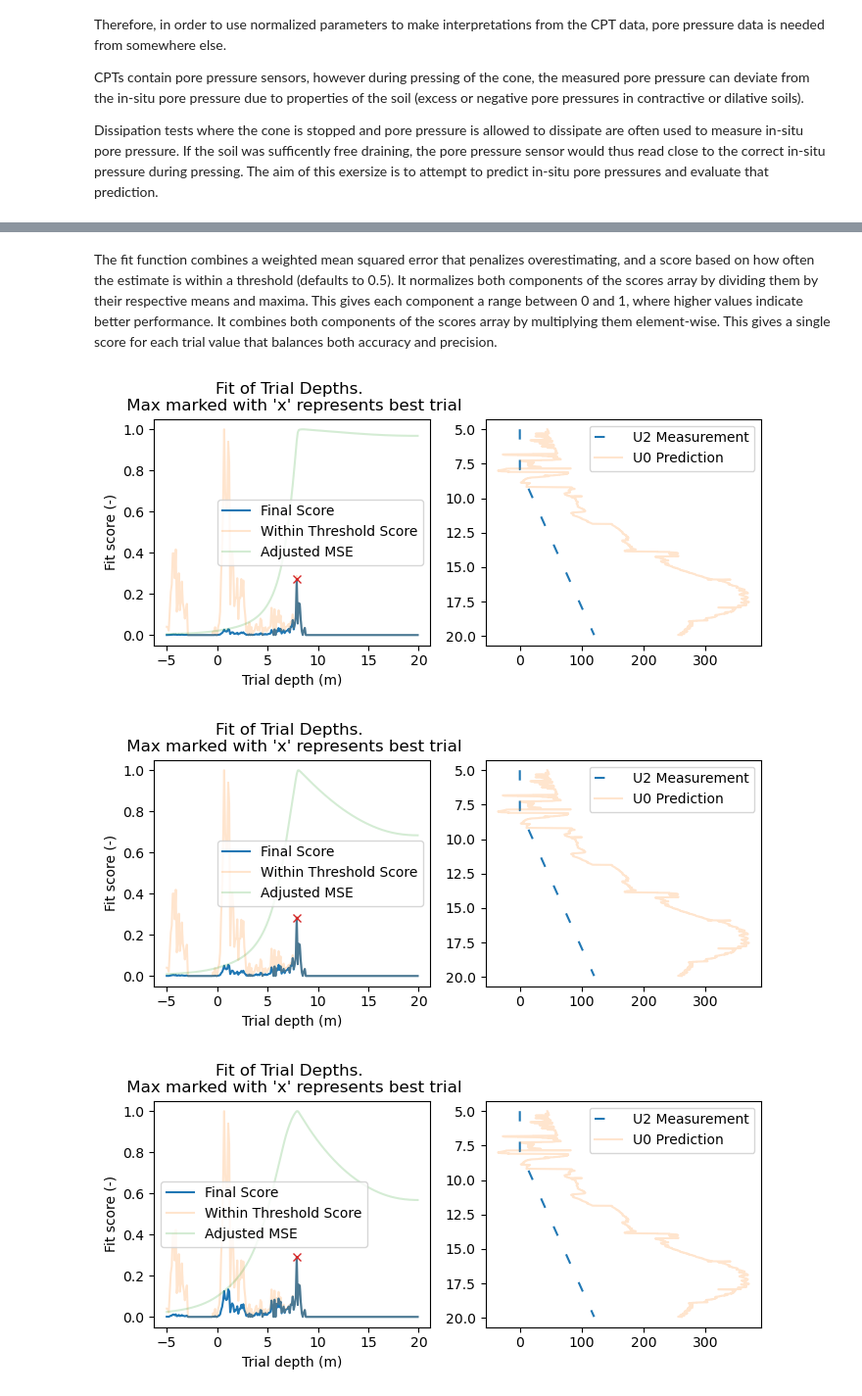
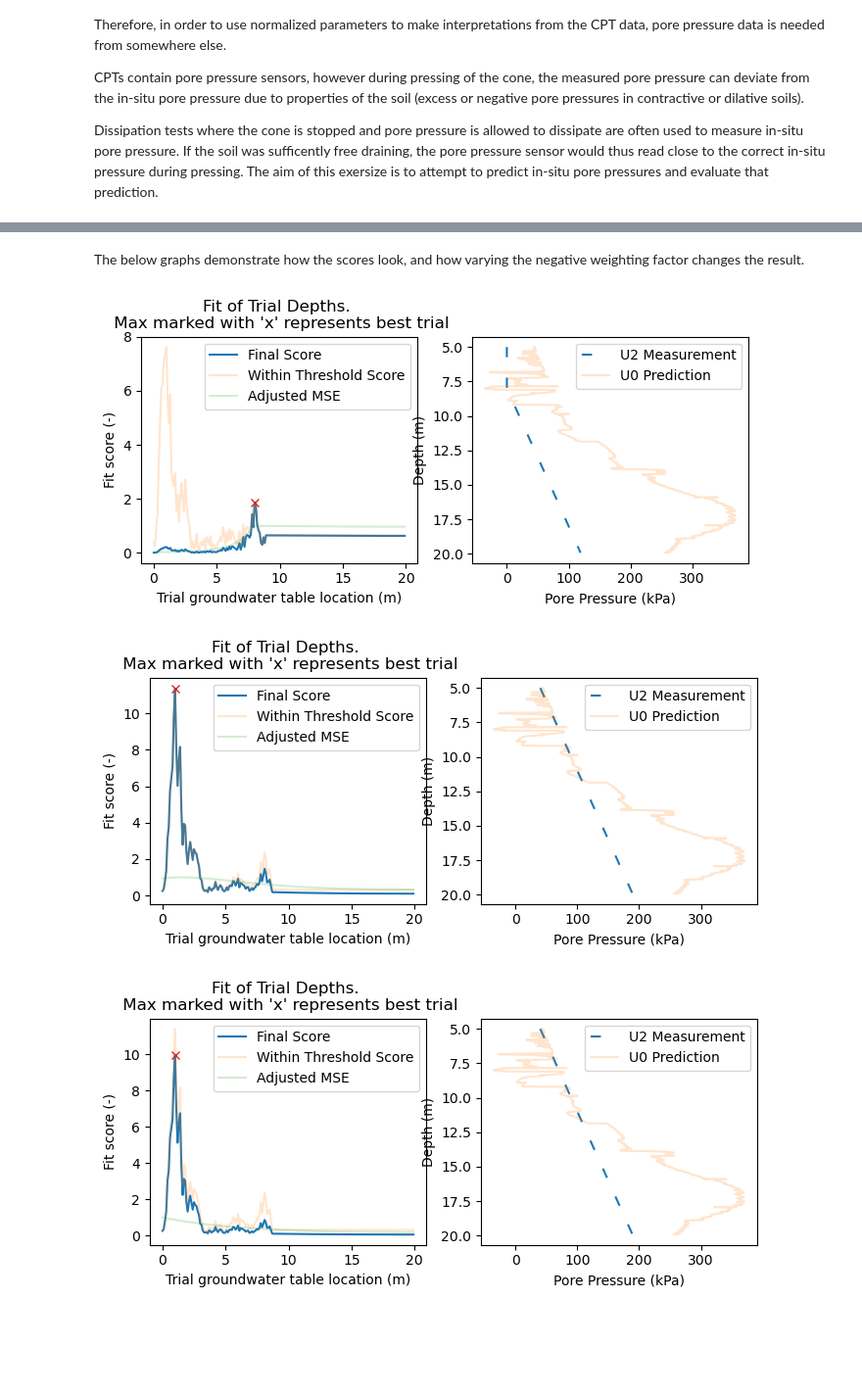
Before and after one commit to lucasfabbri/geotechdata, a Jupyter notebook: 1 Groundwater.ipynb, the cells around one changed output, grey strips where cells are left out. Shown at 98% size. Saved outputs shown, nothing was run; the diff lists cells and outputs as text; code cells hidden in the pictures; blank space fills up the shorter version.

```diff
--- a/1 Groundwater.ipynb
+++ b/1 Groundwater.ipynb
@@ -16,3 +18,19 @@ from utils import behaviourindex_pcpt_nonnormalised
+# %%
+def cost_MSE(y_true, y_pred, a = 0):
+    '''
+    Cost function
+
+    '''
+    # Shape of the dataset
+    n = y_true.shape[0]
+
+    # Error
+    error = y_true - y_pred
+
+    # Compute the sign part of the loss function
+    signs = np.sign(error) + a
+
+    return np.dot(np.multiply(error, error), np.multiply(signs, signs)) / n
 # %% [markdown]
 ## 1.1 Finding Existing Data that has u0 documented
 Statens vegvesen (Norwegian Public Roads Administration) publishes a standard CPT interpretation workbook (https://www.vegvesen.no/fag/teknologi/geofag/geoteknikk/cptu/).
@@ -39,7 +57,7 @@ Found 279 files
 ### 1.1.2 Read, clean, and plot data
 # %%
 dicts = []
-for file in xlsm_files[:60]:
+for file in xlsm_files: # TODO: Remove this list index
     print(file)
     if ".pdf" not in file:
         try:
@@ -172,10 +280,10 @@ def cost_MSE(y_true, y_pred, a = 0):
 def u0_fit_score(
     u2_df: pd.DataFrame,
     Y_pred: np.ndarray,
-    neg_multiplier: float = -0.95,
     pore_pressure_name: str = "measured_pore_pressure",
     depth_name: str = "depth",
-    step_criteria: float = 0.5,
+    neg_multiplier: float = -0.6269,
+    step_criteria: float = 1.728,
 ) -> list:
     """Calculates the fit score and the cost of the predicted pore pressure values against the measured ones.
 
@@ -215,8 +323,10 @@ def u0_fit_score(
     else:
         median_in = (np.median(diff_in_criteria))-1
 
+    length = df["depth"].max() - df["depth"].min()
 
-    return [((len(diff_in_criteria)/(1-median_in))*100),cost], (Y_pred, test, df["depth"].to_numpy())
+
+    return [((len(diff_in_criteria)/(1-median_in))*100)/length,cost], (Y_pred, test, df["depth"].to_numpy())
 
 
 def fit_u0(
@@ -226,7 +336,9 @@ def fit_u0(
     water_weight=WATER_WEIGHT,
     depth_name="depth",
     pore_pressure_name="measured_pore_pressure",
-    neg_multiplier=-0.95,
+    neg_multiplier: float = -0.6269,
+    step_criteria: float = 1.728,
+    return_score = False,
 ):
     """ Finds the best estimate of u0 (water pressure at the surface) by minimizing the mean
     absolute difference between predicted and measured pore pressure utilizing a factor to penalize negative differences.
@@ -246,7 +358,7 @@ def fit_u0(
 
     depth_array = np.asarray(u2_df[depth_name])
     max_depth = depth_array.max()
-    trials = np.arange(-5, max_depth, trial_interval)
+    trials = np.arange(0, max_depth, trial_interval)
     scores = []
     for trial in trials:
         depth_below_water = depth_array - trial
@@ -258,12 +370,13 @@ def fit_u0(
             pore_pressure_name=pore_pressure_name,
             neg_multiplier=neg_multiplier,
             depth_name = depth_name,
+            step_criteria = step_criteria
         )
         scores.append(score)
     scores = np.asarray(scores)
 
     normalized_good_fit = scores[:,0]/np.mean(scores[:,0])
-    normalized_good_fit = normalized_good_fit/normalized_good_fit.max()
+    # normalized_good_fit = normalized_good_fit/normalized_good_fit.max()
     normalized_abs_diff = (1/scores[:,1])/(1/scores[:,1]).max()
 
 
@@ -284,7 +397,7 @@ def fit_u0(
         axs2[0].legend()
         #if len(minima[0]) > 0:
         if index_mins:
-            axs2[0].set_xlabel("Trial depth (m)")
+            axs2[0].set_xlabel("Trial groundwater table location (m)")
             axs2[0].set_ylabel("Fit score (-)")
             axs2[0].set_title(
                 "Fit of Trial Depths. \n Max marked with 'x' represents best trial"
@@ -299,29 +412,30 @@ def fit_u0(
                                     depth_name = depth_name,
                                   )
 
-
+            axs2[1].set_xlabel("Pore Pressure (kPa)")
+            axs2[1].set_ylabel("Depth (m)")
             axs2[1].plot(out[0],out[2],label = "U2 Measurement",linestyle=(0, (5, 10)))
             axs2[1].plot(out[1],out[2], alpha = 0.2,label = "U0 Prediction")
             axs2[1].invert_yaxis()
             axs2[1].legend()
 
-
+    if return_score:
+        return (depth_below_water*water_weight), max(scores)
     return depth_below_water * water_weight
-# %% [markdown]
-The fit function combines a weighted mean squared error that penalizes overestimating, and a score based on how often the estimate is within a threshold (defaults to 0.5). It normalizes both components of the scores array by dividing them by their respective means and maxima. This gives each component a range between 0 and 1, where higher values indicate better performance.
-It combines both components of the scores array by multiplying them element-wise. This gives a single score for each trial value that balances both accuracy and precision.
+# %% [markdown]
+The below graphs demonstrate how the scores look, and how varying the negative weighting factor changes the result.
 # %%
-for i in [-.99,-0.95,-0.9,-0.7]:
+for i in [-.99,-0.5, 0.5]:
 
     u_pred = fit_u0(
             df.iloc[8],
             plot = True,
             trial_interval=0.1,
             depth_name="z",
             pore_pressure_name="u2",
             neg_multiplier=i,
         )
 # %% [output]
-[figure, old version]
+[figure, new version]
-[figure, old version]
+[figure, new version]
-[figure, old version]
+[figure, new version]
```
Also changed, not shown: parts of 15 cells of this notebook, 3 other files.
